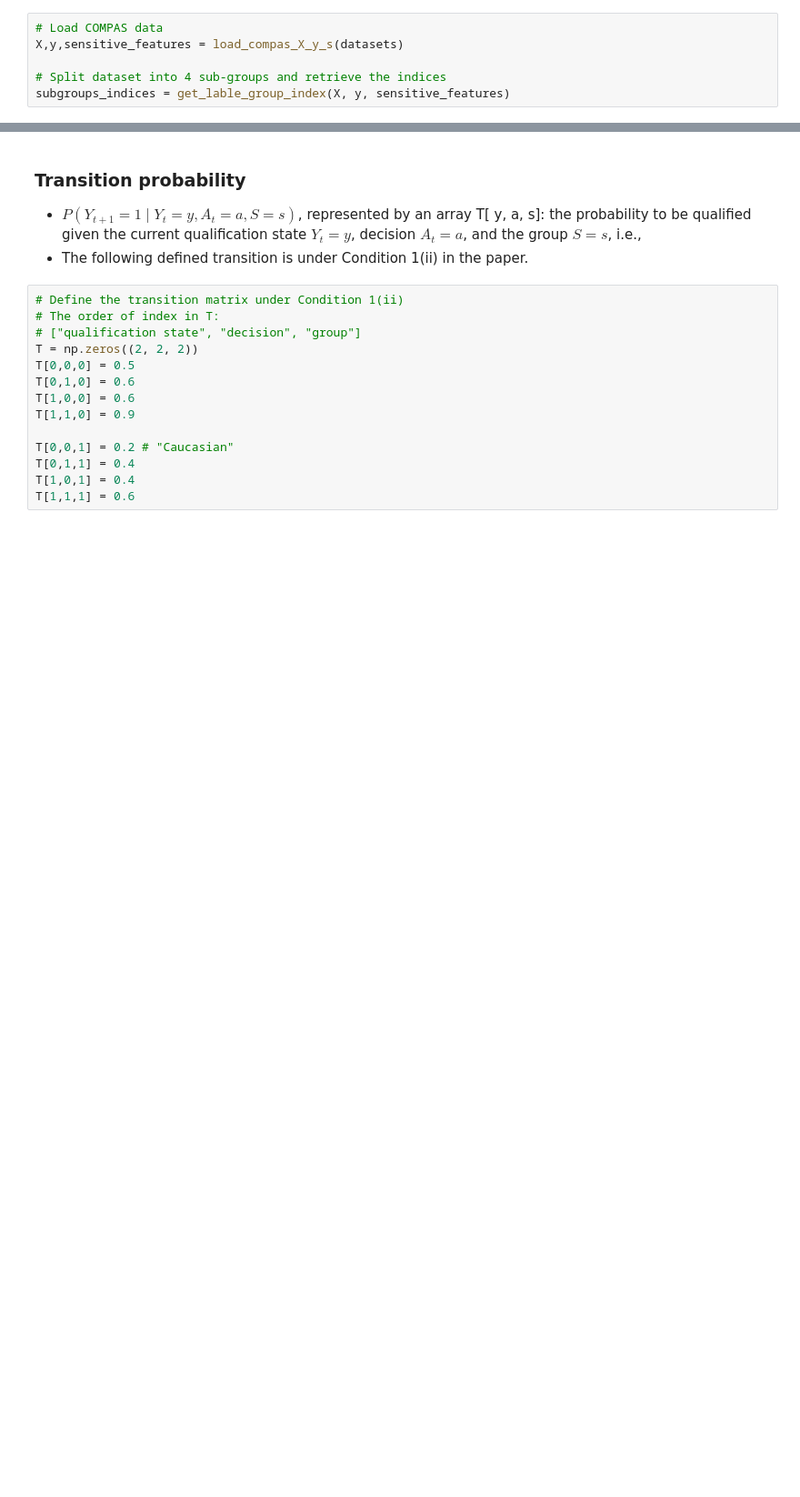
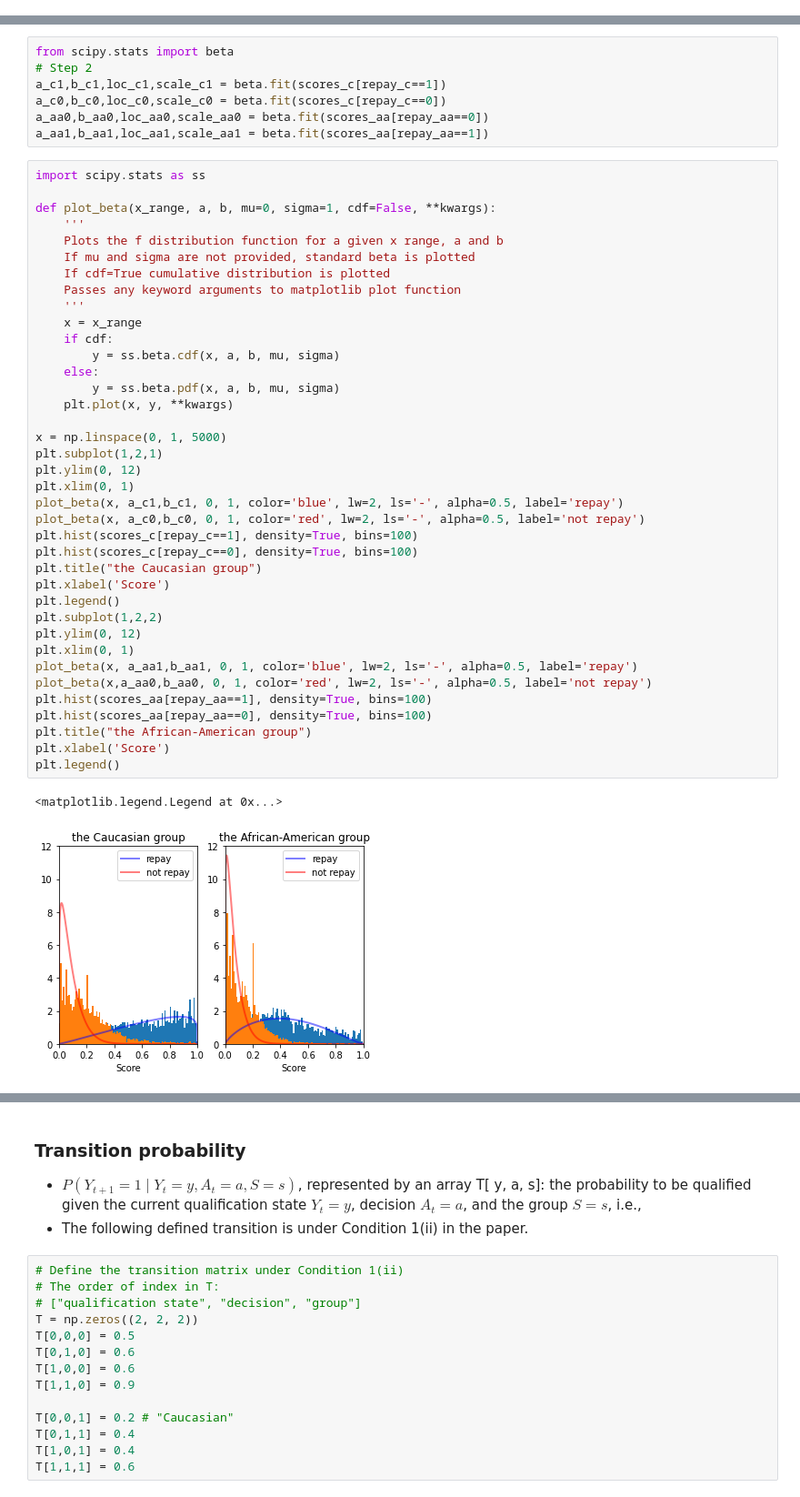
Before and after one commit to TURuibo/long-term-impact-of-fairness-constraints, a Jupyter notebook: notebooks/long_term_impact_analysis__FICO_equilibrium.ipynb, the cells around one changed output, grey strips where cells are left out. Shown at 91% size. Drawn from its saved outputs; the diff is of its cells as text; blank space fills up the shorter version.

```diff
--- a/notebooks/COMPAS_dynamics.ipynb
+++ b/notebooks/long_term_impact_analysis__FICO_equilibrium.ipynb
@@ -11,6 +15,0 @@ from util import *
-# %%
-# Load COMPAS data
-X,y,sensitive_features = load_compas_X_y_s(datasets)
-
-# Split dataset into 4 sub-groups and retrieve the indices
-subgroups_indices = get_lable_group_index(X, y, sensitive_features)
@@ -16,0 +85,48 @@ subgroups_indices = get_lable_group_index(X, y, sensitive_features)
+# %%
+from scipy.stats import beta
+# Step 2
+a_c1,b_c1,loc_c1,scale_c1 = beta.fit(scores_c[repay_c==1])
+a_c0,b_c0,loc_c0,scale_c0 = beta.fit(scores_c[repay_c==0])
+a_aa0,b_aa0,loc_aa0,scale_aa0 = beta.fit(scores_aa[repay_aa==0])
+a_aa1,b_aa1,loc_aa1,scale_aa1 = beta.fit(scores_aa[repay_aa==1])
+# %%
+import scipy.stats as ss
+
+def plot_beta(x_range, a, b, mu=0, sigma=1, cdf=False, **kwargs):
+    '''
+    Plots the f distribution function for a given x range, a and b
+    If mu and sigma are not provided, standard beta is plotted
+    If cdf=True cumulative distribution is plotted
+    Passes any keyword arguments to matplotlib plot function
+    '''
+    x = x_range
+    if cdf:
+        y = ss.beta.cdf(x, a, b, mu, sigma)
+    else:
+        y = ss.beta.pdf(x, a, b, mu, sigma)
+    plt.plot(x, y, **kwargs)
+
+x = np.linspace(0, 1, 5000)
+plt.subplot(1,2,1)
+plt.ylim(0, 12)
+plt.xlim(0, 1)
+plot_beta(x, a_c1,b_c1, 0, 1, color='blue', lw=2, ls='-', alpha=0.5, label='repay')
+plot_beta(x, a_c0,b_c0, 0, 1, color='red', lw=2, ls='-', alpha=0.5, label='not repay')
+plt.hist(scores_c[repay_c==1], density=True, bins=100)
+plt.hist(scores_c[repay_c==0], density=True, bins=100)
+plt.title("the Caucasian group")
+plt.xlabel('Score')
+plt.legend()
+plt.subplot(1,2,2)
+plt.ylim(0, 12)
+plt.xlim(0, 1)
+plot_beta(x, a_aa1,b_aa1, 0, 1, color='blue', lw=2, ls='-', alpha=0.5, label='repay')
+plot_beta(x,a_aa0,b_aa0, 0, 1, color='red', lw=2, ls='-', alpha=0.5, label='not repay')
+plt.hist(scores_aa[repay_aa==1], density=True, bins=100)
+plt.hist(scores_aa[repay_aa==0], density=True, bins=100)
+plt.title("the African-American group")
+plt.xlabel('Score')
+plt.legend()
+# %% [output]
+<matplotlib.legend.Legend at 0x...>
+[figure, added]
```
Also changed, not shown: parts of 20 cells of this notebook, 6 other files.
